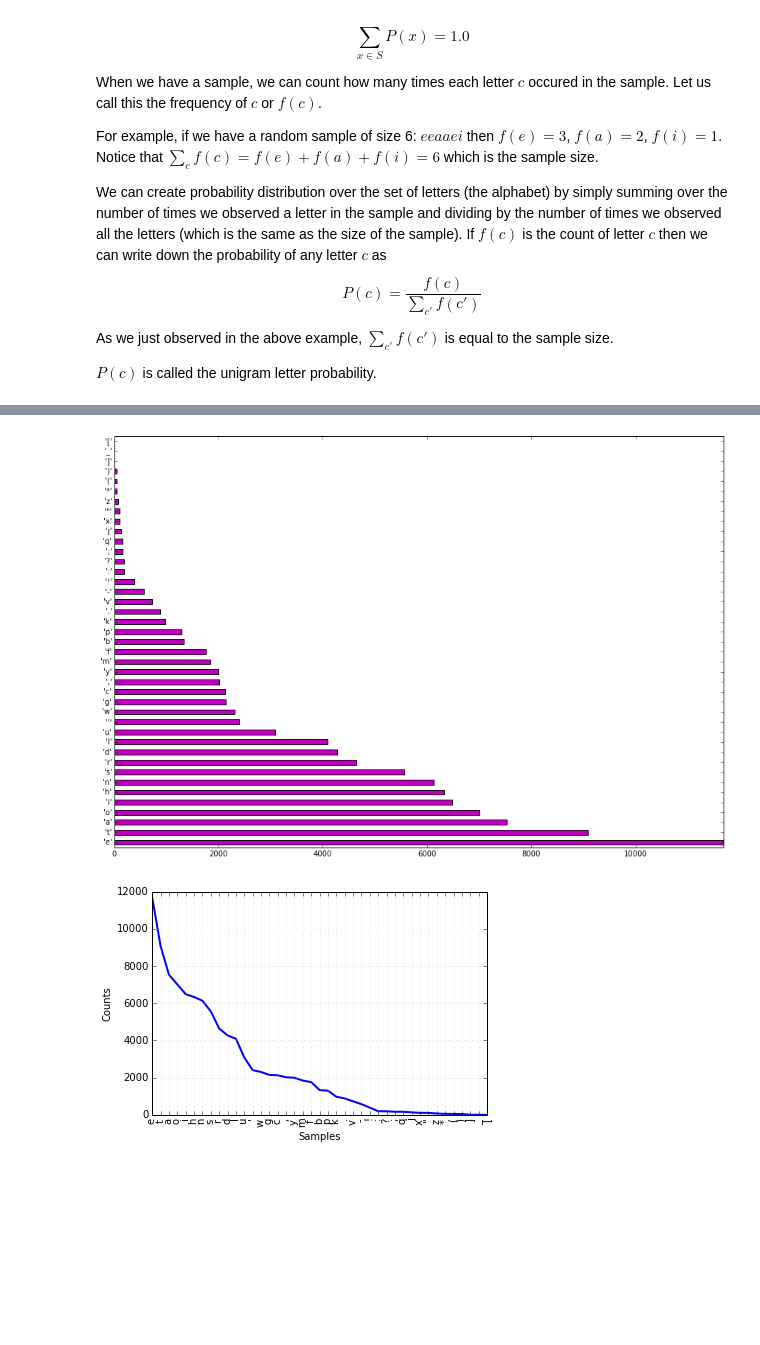
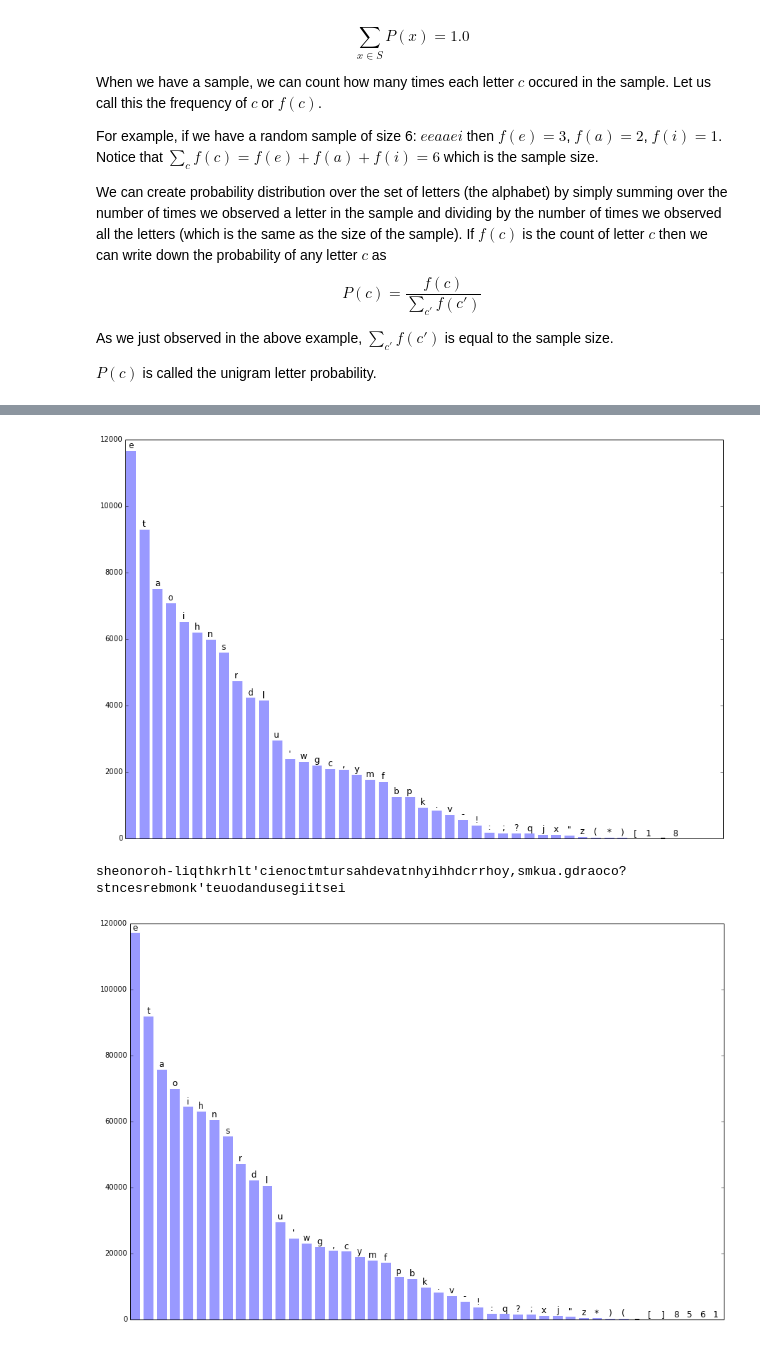
Before and after one commit to anoopsarkar/nlp-class, a Jupyter notebook: assets/notebooks/probintro.ipynb, the cells around one changed output, grey strips where cells are left out. Saved outputs shown, nothing was run; the diff lists cells and outputs as text; code cells hidden in the pictures; blank space fills up the shorter version.

```diff
--- a/assets/notebooks/probintro.ipynb
+++ b/assets/notebooks/probintro.ipynb
@@ -90,10 +105,18 @@ fdist1.plot()
 # %%
 fdist2 = nltk.probability.FreqDist(sample2.sample)
-horizontal_bars(fdist2)
-fdist2.plot()
+vertical_bars(fdist2)
 # %% [output]
-[figure, old version]
+[figure, new version]
-[figure, removed]
+# %%
+sample3 = lettersample(1000000)
+print ''.join(sample3.sample[:100]) # print the first 100 chars
+# %% [output]
+sheonoroh-liqthkrhlt'cienoctmtursahdevatnhyihhdcrrhoy,smkua.gdraoco?stncesrebmonk'teuodandusegiitsei
+# %%
+fdist3 = nltk.probability.FreqDist(sample3.sample)
+vertical_bars(fdist3)
+# %% [output]
+[figure, added]
 # %%
 from IPython.core.display import HTML
 
```
Also changed, not shown: parts of 10 cells of this notebook.
